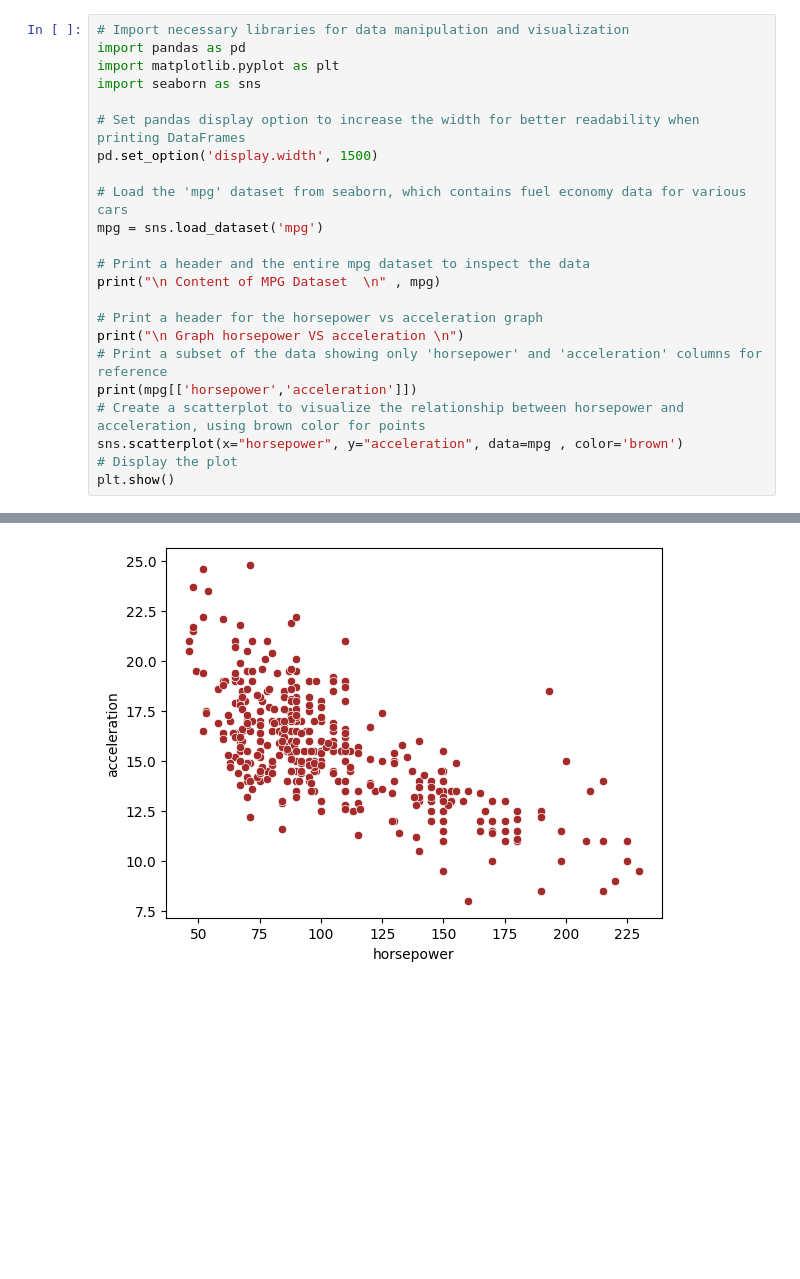
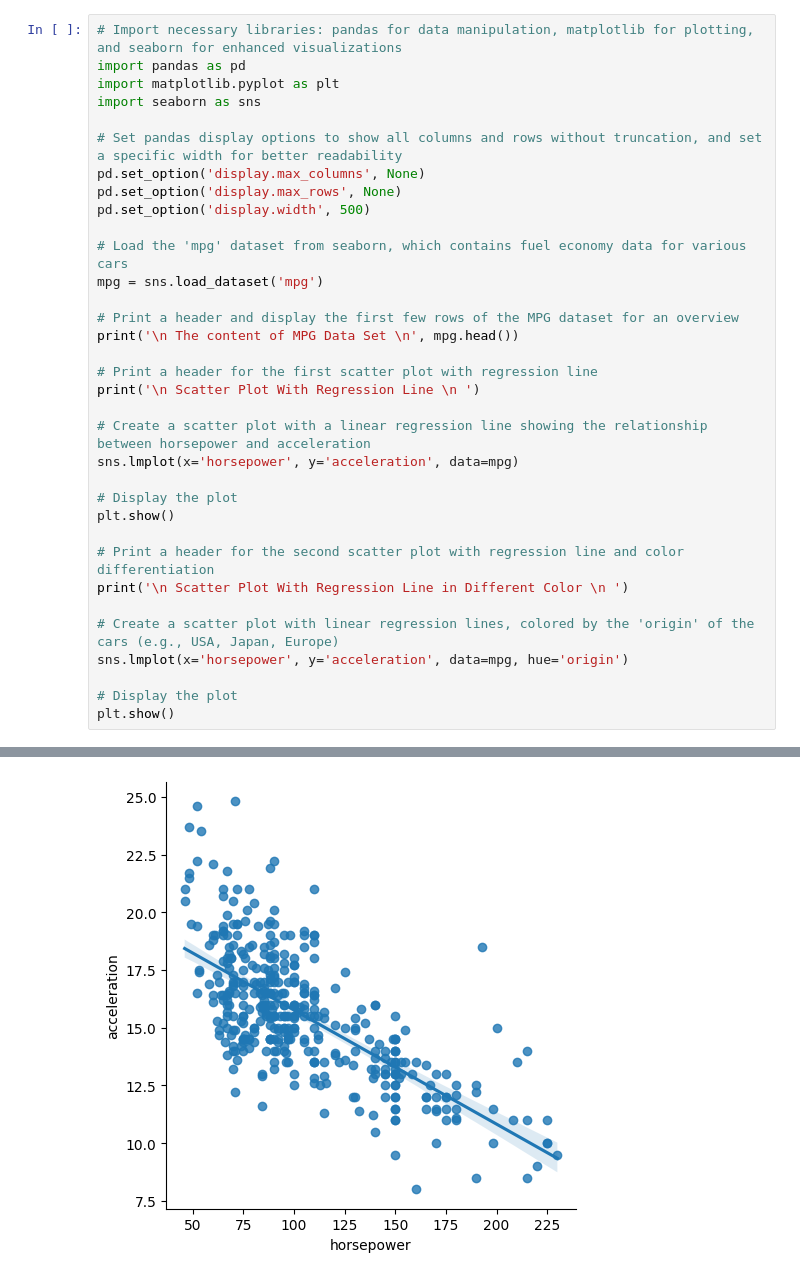
Before and after one commit to Triveni18/Python, a Jupyter notebook: Seaborn/SeabornScatterplot01.ipynb, the cells around one changed output, grey strips where cells are left out. Drawn from its saved outputs; the diff is of its cells as text; blank space fills up the shorter version.

```diff
--- a/Seaborn/SeabornScatterplot01.ipynb
+++ b/Seaborn/SeabornScatterplot01.ipynb
@@ -1,26 +1,37 @@
 # %% [markdown]
 <a href="https://colab.research.google.com/github/Triveni18/Python/blob/main/Seaborn/SeabornScatterplot01.ipynb" target="_parent"><img src="https://colab.research.google.com/assets/colab-badge.svg" alt="Open In Colab"/></a>
 # %%
-# Import necessary libraries for data manipulation and visualization
+# Import necessary libraries: pandas for data manipulation, matplotlib for plotting, and seaborn for enhanced visualizations
 import pandas as pd
 import matplotlib.pyplot as plt
 import seaborn as sns
 
-# Set pandas display option to increase the width for better readability when printing DataFrames
-pd.set_option('display.width', 1500)
+# Set pandas display options to show all columns and rows without truncation, and set a specific width for better readability
+pd.set_option('display.max_columns', None)
+pd.set_option('display.max_rows', None)
+pd.set_option('display.width', 500)
 
 # Load the 'mpg' dataset from seaborn, which contains fuel economy data for various cars
 mpg = sns.load_dataset('mpg')
 
-# Print a header and the entire mpg dataset to inspect the data
-print("\n Content of MPG Dataset  \n" , mpg)
+# Print a header and display the first few rows of the MPG dataset for an overview
+print('\n The content of MPG Data Set \n', mpg.head())
 
-# Print a header for the horsepower vs acceleration graph
-print("\n Graph horsepower VS acceleration \n")
-# Print a subset of the data showing only 'horsepower' and 'acceleration' columns for reference
-print(mpg[['horsepower','acceleration']])
-# Create a scatterplot to visualize the relationship between horsepower and acceleration, using brown color for points
-sns.scatterplot(x="horsepower", y="acceleration", data=mpg , color='brown')
+# Print a header for the first scatter plot with regression line
+print('\n Scatter Plot With Regression Line \n ')
+
+# Create a scatter plot with a linear regression line showing the relationship between horsepower and acceleration
+sns.lmplot(x='horsepower', y='acceleration', data=mpg)
+
 # Display the plot
 plt.show()
+
+# Print a header for the second scatter plot with regression line and color differentiation
+print('\n Scatter Plot With Regression Line in Different Color \n ')
+
+# Create a scatter plot with linear regression lines, colored by the 'origin' of the cars (e.g., USA, Japan, Europe)
+sns.lmplot(x='horsepower', y='acceleration', data=mpg, hue='origin')
+
+# Display the plot
+plt.show()
 # %% [output]
@@ -44 +47 @@ plt.show()
-[figure, old version]
+[figure, new version]
```
Also changed, not shown: parts of 1 cell of this notebook.
